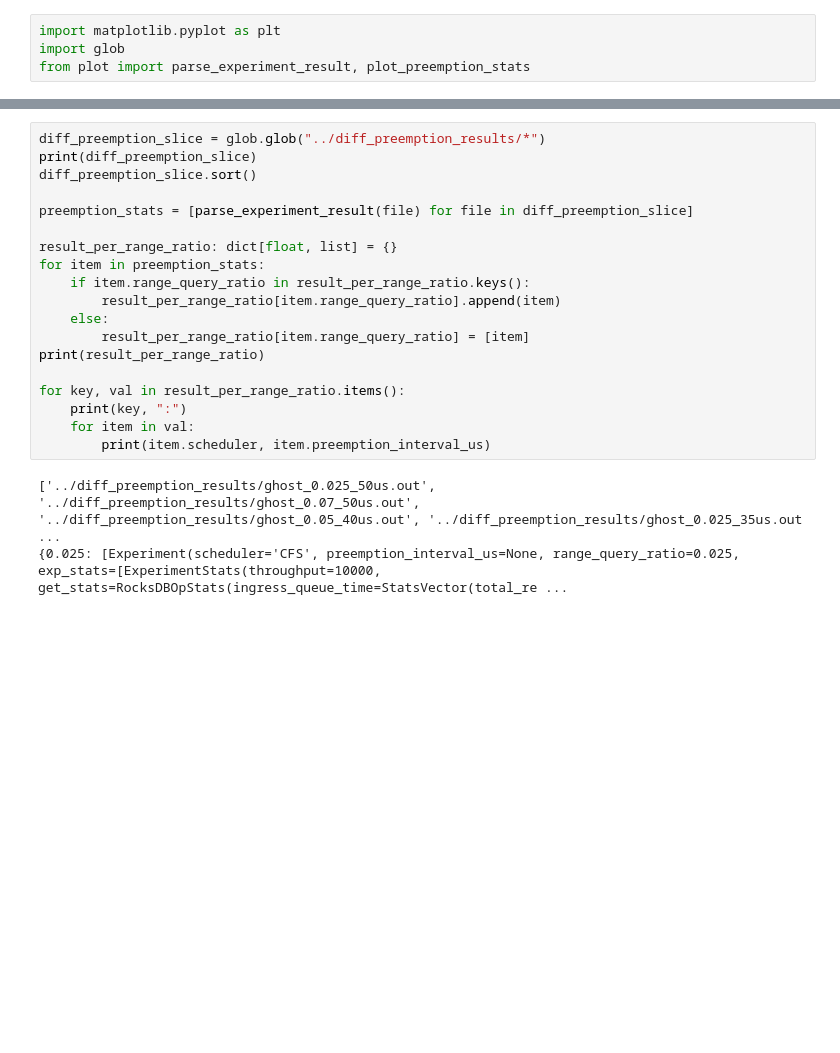
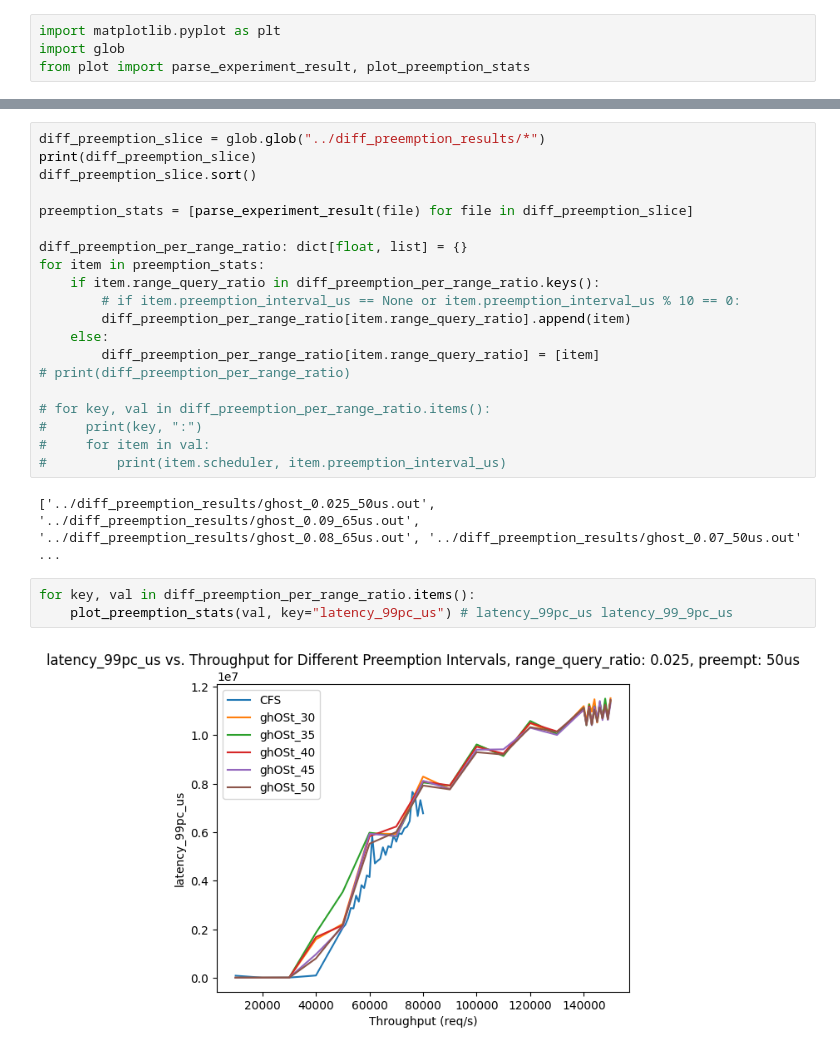
Before and after one commit to google/ghost-userspace, a Jupyter notebook: plot/draw.ipynb, the cells around one changed output, grey strips where cells are left out. Cells and saved outputs as stored; diff of their text form; blank space fills up the shorter version.

```diff
--- a/plot/draw.ipynb
+++ b/plot/draw.ipynb
@@ -37,18 +36,23 @@ diff_preemption_slice.sort()
 
 preemption_stats = [parse_experiment_result(file) for file in diff_preemption_slice]
 
-result_per_range_ratio: dict[float, list] = {}
+diff_preemption_per_range_ratio: dict[float, list] = {}
 for item in preemption_stats:
-    if item.range_query_ratio in result_per_range_ratio.keys():
-        result_per_range_ratio[item.range_query_ratio].append(item)
+    if item.range_query_ratio in diff_preemption_per_range_ratio.keys():
+        # if item.preemption_interval_us == None or item.preemption_interval_us % 10 == 0:
+        diff_preemption_per_range_ratio[item.range_query_ratio].append(item)
     else:
-        result_per_range_ratio[item.range_query_ratio] = [item]
-print(result_per_range_ratio)
+        diff_preemption_per_range_ratio[item.range_query_ratio] = [item]
+# print(diff_preemption_per_range_ratio)
 
-for key, val in result_per_range_ratio.items():
-    print(key, ":")
-    for item in val:
-        print(item.scheduler, item.preemption_interval_us)
+# for key, val in diff_preemption_per_range_ratio.items():
+#     print(key, ":")
+#     for item in val:
+#         print(item.scheduler, item.preemption_interval_us)
 # %% [output]
-['../diff_preemption_results/ghost_0.025_50us.out', '../diff_preemption_results/ghost_0.07_50us.out', '../diff_preemption_results/ghost_0.05_40us.out', '../diff_preemption_results/ghost_0.025_35us.out ...
-{0.025: [Experiment(scheduler='CFS', preemption_interval_us=None, range_query_ratio=0.025, exp_stats=[ExperimentStats(throughput=10000, get_stats=RocksDBOpStats(ingress_queue_time=StatsVector(total_re ...
+['../diff_preemption_results/ghost_0.025_50us.out', '../diff_preemption_results/ghost_0.09_65us.out', '../diff_preemption_results/ghost_0.08_65us.out', '../diff_preemption_results/ghost_0.07_50us.out' ...
+# %%
+for key, val in diff_preemption_per_range_ratio.items():
+    plot_preemption_stats(val, key="latency_99pc_us") # latency_99pc_us latency_99_9pc_us
+# %% [output]
+[figure, added]
```
Also changed, not shown: parts of 3 cells of this notebook, 9 other files.
